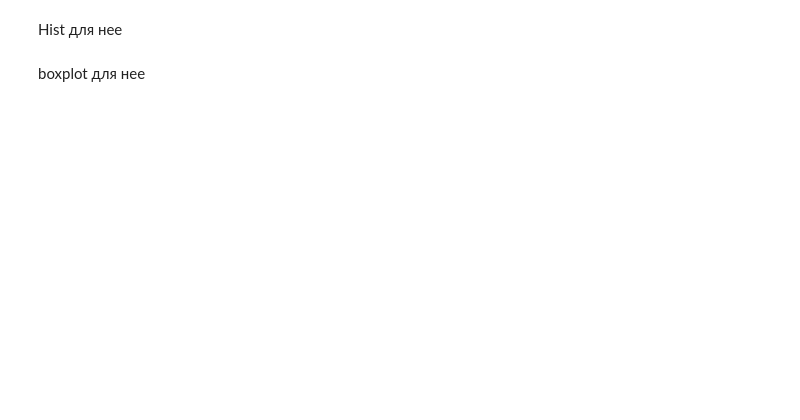
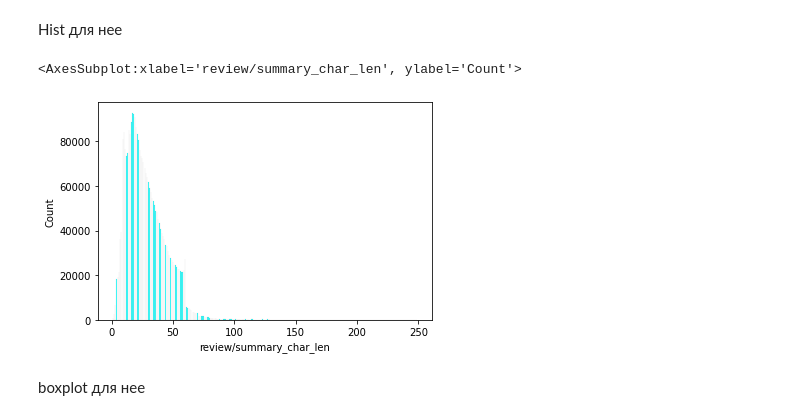
Before and after one commit to LeonSysprog/BookReviews, a Jupyter notebook: ml.ipynb, the cells around one changed output. Saved outputs shown, nothing was run; the diff lists cells and outputs as text; code cells hidden in the pictures; blank space fills up the shorter version.

```diff
--- a/ml.ipynb
+++ b/ml.ipynb
@@ -284,3 +316,6 @@ plt.pie(labels=score_count.index, x=score_count.values, autopct='%1.2f%%');
 ### Summary
 # %% [markdown]
 Доп колонка длина Summary в символах
+# %%
+s_array = rating_data['review/summary'].to_numpy().copy()
+s_array
@@ -286,0 +329,4 @@ plt.pie(labels=score_count.index, x=score_count.values, autopct='%1.2f%%');
+# %%
+for i in range(len(s_array)):
+    s_array[i] = len(str(s_array[i]))
+s_array
@@ -286,0 +335,3 @@ plt.pie(labels=score_count.index, x=score_count.values, autopct='%1.2f%%');
+# %%
+rating_data['review/summary_char_len'] = s_array
+rating_data.head(5)
@@ -287,4 +345,9 @@ plt.pie(labels=score_count.index, x=score_count.values, autopct='%1.2f%%');
 # %% [markdown]
 Hist для нее
+# %%
+sns.histplot(x=rating_data['review/summary_char_len'], color='cyan')
+# %% [output]
+<AxesSubplot:xlabel='review/summary_char_len', ylabel='Count'>
+[figure, added]
 # %% [markdown]
 boxplot для нее
```
Also changed, not shown: parts of 53 cells of this notebook.
